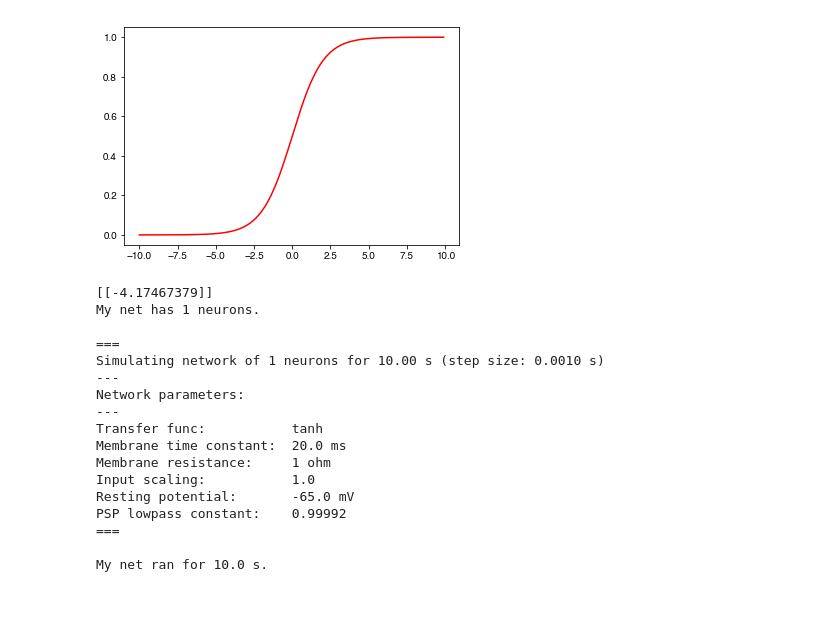
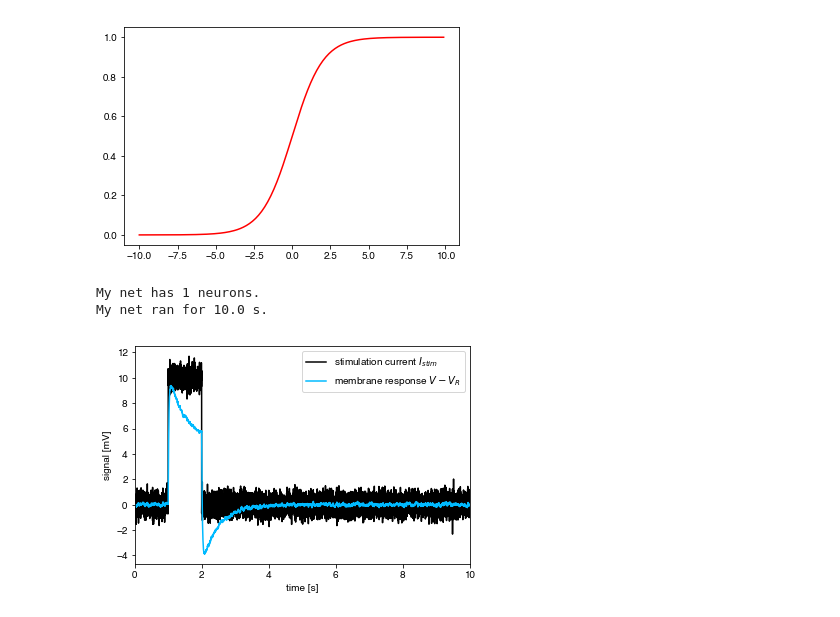
Before and after one commit to degoldschmidt/network-simulations, a Jupyter notebook: Analog neurons.ipynb, the cells around one changed output. Drawn from its saved outputs; the diff is of its cells as text; code cells hidden in the pictures.

```diff
--- a/Analog neurons.ipynb
+++ b/Analog neurons.ipynb
@@ -160,35 +182,37 @@ class AnalogNet():
 # %%
-analogNeuron = AnalogNet()
+analogNeuron = AnalogNet(_N=1)
 print("My net has", len(analogNeuron), "neurons.")
 
 # sim parameters
 N = len(analogNeuron)
-analogNeuron.tau = 20 * ms
-analogNeuron.eps = 0.99992
 startT = 0.
 totalT = 10.
+analogNeuron.tau =
+analogNeuron.g = 1.
+analogNeuron.ssc = 1.
 dt = 0.001
 T = np.arange(0.0, totalT+dt, dt)
-myInput = 1.0*(rnd.randn(N, len(T)))
-myInput[0,1000:3000] += 10.
+myInput = 0.5*(rnd.randn(N, len(T)))
+nStim = np.max(1, int(N/4))
+myInput[0:nStim,1000:2000] += 10.
 
-voltage, currents = analogNeuron.run(myInput, T[:-1], VERBOSE=True)
+voltage, currents, psps = analogNeuron.run(myInput, T[:-1], VERBOSE=False)
 print("My net ran for", totalT, "s.")
 # %% [output]
-[[-4.17467379]]
 My net has 1 neurons.
-
-===
-Simulating network of 1 neurons for 10.00 s (step size: 0.0010 s)
----
-Network parameters:
----
-Transfer func:           tanh
-Membrane time constant:  20.0 ms
-Membrane resistance:     1 ohm
-Input scaling:           1.0
-Resting potential:       -65.0 mV
-PSP lowpass constant:    0.99992
-===
-
 My net ran for 10.0 s.
+# %%
+colors = [ cm.spring(x) for x in np.linspace(0, 1, analogNeuron.N) ]
+plt.plot(T, myInput[0],"k-", label="stimulation current $I_{stim}$")
+for i in range(1,analogNeuron.N):
+    plt.plot(T, (voltage[i] - analogNeuron.Vr)/mV ,"-", c=colors[i])
+plt.plot(T, (voltage[0] - analogNeuron.Vr)/mV ,"-", c="#00baff", label="membrane response $V-V_R$")
+#plt.plot(T, psps[0]/mV ,"-", c="#FF4500", label="PSP")
+#plt.plot(T, currents[0]/mV,"-", c="#FF4500", label="input current")
+plt.xlabel("time [s]")
+plt.ylabel("signal [mV]")
+plt.legend()
+plt.xlim([startT,totalT])
+plt.show()
+# %% [output]
+[figure, added]
```
Also changed, not shown: parts of 4 cells of this notebook.
